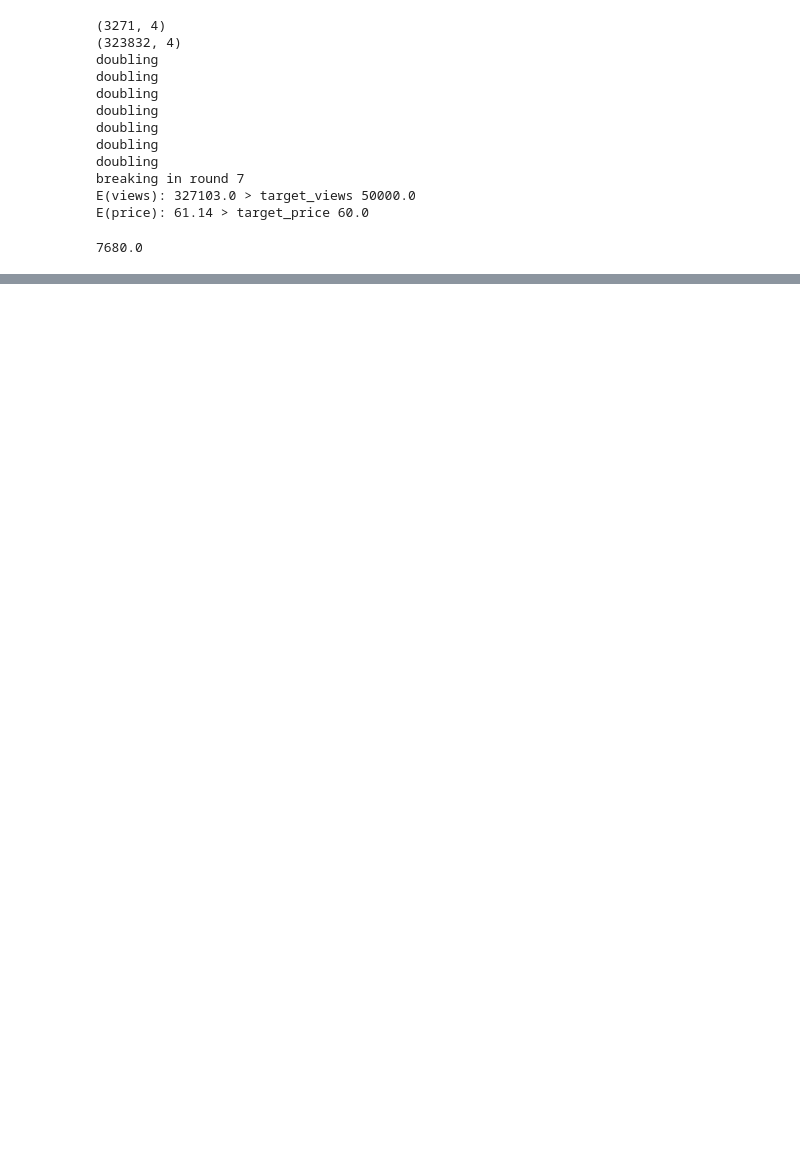
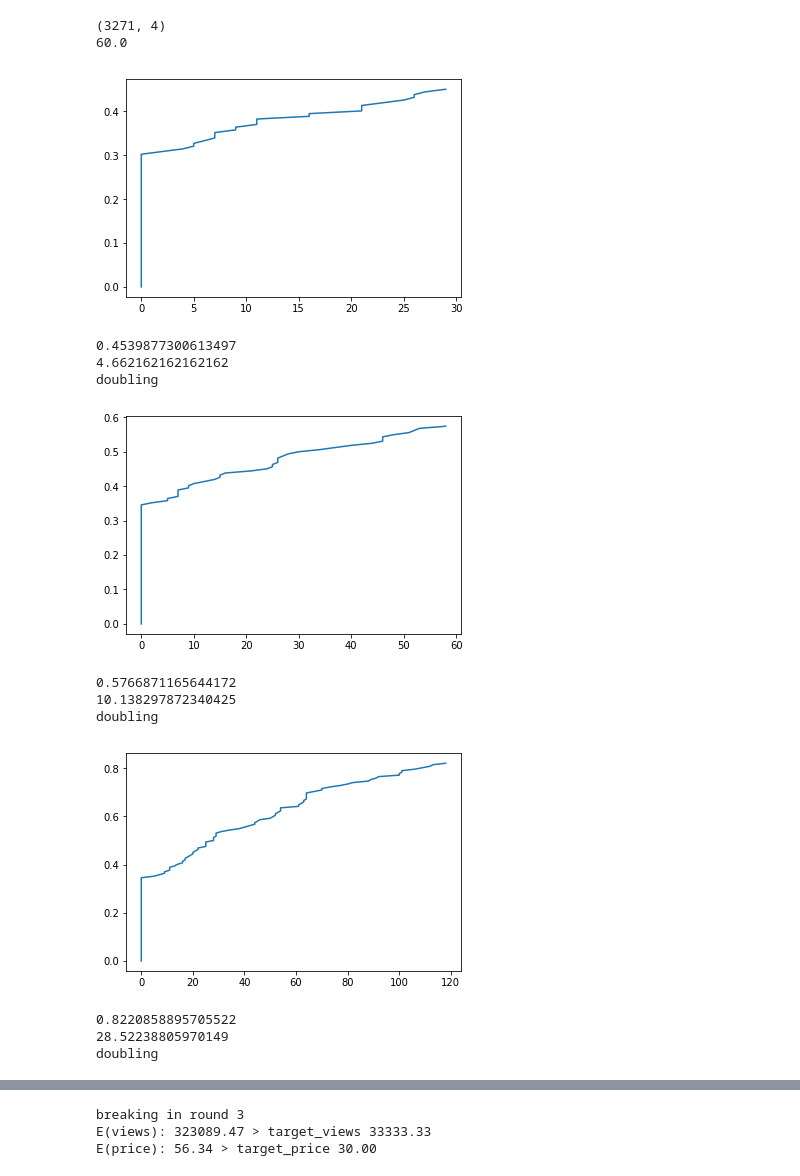
Before and after one commit to kasrad/Quant_Marketing_UvA, a Jupyter notebook: Ass_2/Data Exploration.ipynb, the cells around one changed output, grey strips where cells are left out. Saved outputs shown, nothing was run; the diff lists cells and outputs as text; code cells hidden in the pictures; blank space fills up the shorter version.

```diff
--- a/Ass_2/Data Exploration.ipynb
+++ b/Ass_2/Data Exploration.ipynb
@@ -24,66 +25,85 @@ bids = bid_rel.merge(imp_rel,how='left', on='bid_id').sort_values('timestamp')
 bids['not_bought'] = [math.isnan(price) for price in bids.paying_price]
 bids.paying_price = bids.paying_price.fillna(0)
 # %%
-G = 1e5 / 2
-B = 6e6 / 2
-target_price =  B/G
-
 def split_explore_exploit(bids, share_exploration):
     N = bids.shape[0]
     this_many = int(share_exploration * N)
     bids_explore = bids.iloc[:this_many, :]
     bids_exploit = bids.iloc[this_many:, :]
     return bids_explore, bids_exploit, N
+
+bids_explore, bids_exploit, N = split_explore_exploit(bids, share_exploration)
+
+G = 1e5 / 2
+B = 6e6 / 2
+target_price =  B/G
+share_exploration = 0.01
+target_winrate = G / N
+
+
+
+
+print(bids_explore.shape)
+print(target_price)
+# %% [output]
+(3271, 4)
+60.0
 # %%
-share_exploration = 0.01
-bids_explore, bids_exploit, N = split_explore_exploit(bids, share_exploration)
-
-print(bids_explore.shape)
-print(bids_exploit.shape)
-
-def explore(bids_explore, target_price, N, rounds=10):
+def explore(bids_explore, target_price, N, rounds=20, plot_win_fct=False):
     bid_price = target_price
     N_expl = bids_explore.shape[0]
     step = int(N_expl / rounds)
     start = 0
     stop = step
     for round in range(rounds):
         won = 0
         cost = 0
-        for index, bid in bids_explore \
+        winning_prices = [np.nan] * step
+        index=0
+        for _, bid in bids_explore \
                             .iloc[start:stop, :] \
                             .iterrows():
             if bid_price > bid.paying_price:
                 won += 1
                 cost += bid.paying_price
+                winning_prices[index] = bid.paying_price
+            index += 1
+        if plot_win_fct:
+            sorted_data = np.sort(winning_prices)
+            yvals=np.arange(len(winning_prices))/float(len(winning_prices)-1)
+            plt.plot(sorted_data, yvals)
+            plt.show()
         winrate = won / step
         price = cost / won
         exp_views = N * winrate
         exp_price = cost / step
 
-        if  (exp_views < G) or (exp_price < target_price):
+        if  (exp_views < G) or (price < target_price):
             bid_price = bid_price * 2
+            print(winrate)
+            print(price)
             print('doubling')
         else:
             print('breaking in round %s' % round)
-            print('E(views): %s > target_views %s' % (exp_views, G))
-            print('E(price): %.2f > target_price %s' % (exp_price, target_price))
+            print('E(views): %.2f > target_views %.2f' % \
+                  (exp_views, G))
+            print('E(price): %.2f > target_price %.2f' % \
+                  (exp_price, target_price))
             break
         start += step
         stop += step
-    return bid_price
-explore(bids_explore, target_price, N)
+    return winning_prices
+abc = explore(bids_explore, target_price, N, plot_win_fct = True)
 # %% [output]
+[figure, added]
-(3271, 4)
-(323832, 4)
+0.4539877300613497
+4.662162162162162
 doubling
-doubling
-doubling
-doubling
-doubling
-doubling
-doubling
-breaking in round 7
-E(views): 327103.0 > target_views 50000.0
-E(price): 61.14 > target_price 60.0
+[figure, added]
-7680.0
+0.5766871165644172
+10.138297872340425
+doubling
+[figure, added]
+0.8220858895705522
+28.52238805970149
+doubling
@@ -89,0 +111,3 @@ E(price): 61.14 > target_price 60.0
+breaking in round 3
+E(views): 323089.47 > target_views 33333.33
+E(price): 56.34 > target_price 30.00
```
Also changed, not shown: parts of 4 cells of this notebook.
